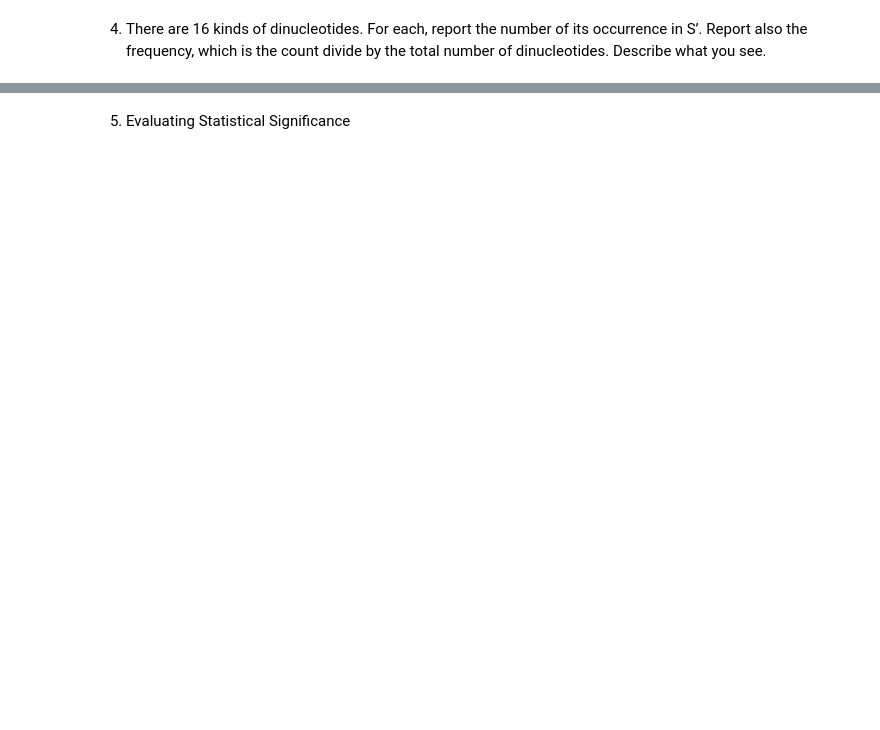
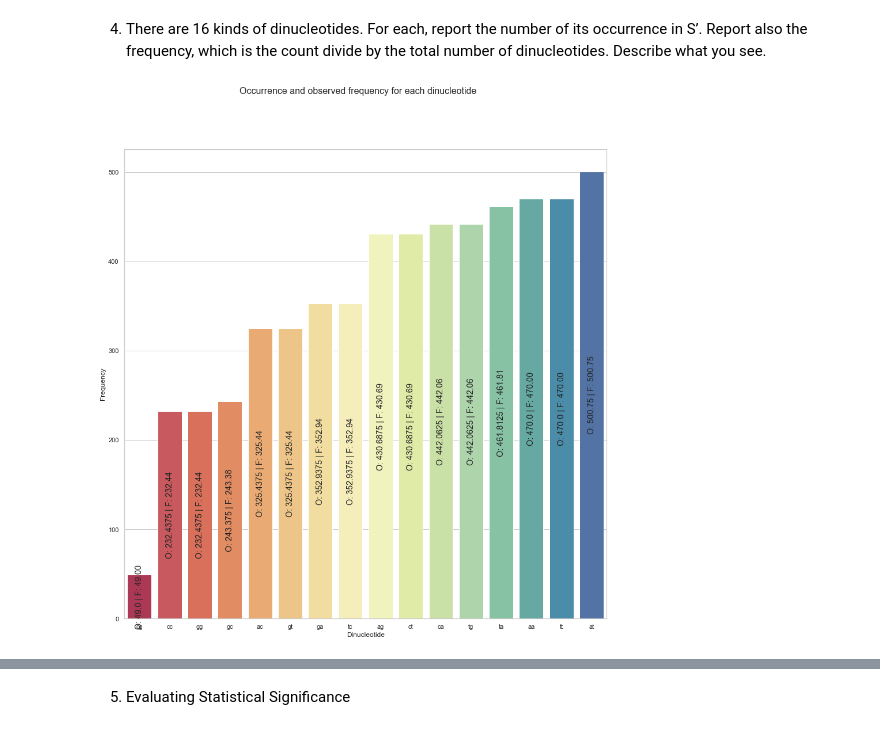
Before and after one commit to harveylallave/BIOINFO_MIDTERMS, a Jupyter notebook: BIOINFO_EXAM1.ipynb, the cells around one changed output, grey strips where cells are left out. Saved outputs shown, nothing was run; the diff lists cells and outputs as text; code cells hidden in the pictures; blank space fills up the shorter version.

```diff
--- a/BIOINFO_EXAM1.ipynb
+++ b/BIOINFO_EXAM1.ipynb
@@ -51,20 +21,22 @@ with gzip.open(input_file, "rt") as handle:
     for wholeRecord in SeqIO.parse(handle, "fasta"):
         print(wholeRecord, "\n")
 
-print("50 Kilo-bases random string: \n")
+totalLength = len(wholeRecord.seq)
+# TODO: Display size, chr 22 and fragrment
+print("Length of chromosome 22 (n-characters): ", totalLength)
+print("\n50 Kilo-bases random string / 50000 Characters\n")
 
 from random import randint
 
 S = "N"
 
-# Making
+# Extracting random segment
 while(S.count("N") != 0):
-    limit=len(wholeRecord.seq)
-    start = randint(0,limit-50000)
+    start = randint(0, totalLength - 50000)
     end = start+50000
     S = wholeRecord.seq[start:end]
 
-print(S)
+# print("(" + str(len(S)), "Characters)", S)
 # %% [output]
 ID: chr22
 Name: chr22
@@ -95,48 +65,63 @@ tttgctctttcacccaggctggagtgaaatggcacaatctcggctcactgcaacctccaccctccgggttcaagcgattc
 # %% [markdown]
 4. There are 16 kinds of dinucleotides. For each, report the number of its occurrence in S’. Report also the frequency, which is the count divide by the total number of dinucleotides. Describe what you see.
 # %%
+import seaborn as sns
+import pandas as pd
+import matplotlib.pyplot as plt
+from matplotlib.gridspec import GridSpec
+
 ## Occurrences
 occurrences = {"aa": 0, "ac": 0, "ag": 0, "at": 0,
                "ca": 0, "cc": 0, "cg": 0, "ct": 0,
                "ga": 0, "gc": 0, "gg": 0, "gt": 0,
                "ta": 0, "tc": 0, "tg": 0, "tt": 0}
 
-for pair in occurrences:
-    occurrences[pair] = SPrime.count(pair)
-# print("Occurrences: %s" % occurrences)
+def buildDataFrame(SPrime):
+    for pair in occurrences:
+        occurrences[pair] = SPrime.count(pair)
+    # print("Occurrences: %s" % occurrences)
 
+    ## Frequencies
+    frequencies = occurrences.copy()
+    for pair in frequencies:
+        frequencies[pair] = frequencies[pair] / 16
 
-## Frequencies
-frequencies = occurrences.copy()
-for pair in frequencies:
-    frequencies[pair] = frequencies[pair] / 16
+    df = pd.DataFrame.from_dict(frequencies, orient='index', columns=['Frequency'])
+    df.index.name = 'Dinucleotide'
 
-df = pd.DataFrame.from_dict(frequencies, orient='index', columns=['Frequency'])
-df.index.name = 'Dinucleotide'
+    # sort df by Frequency column
+    df = df.sort_values(['Frequency'])
+    return df, frequencies
 
-# sort df by Frequency column
-df = df.sort_values(['Frequency'])
-
-# print(df)
-
-import seaborn as sns
-import pandas as pd
-import matplotlib.pyplot as plt
-from matplotlib.gridspec import GridSpec
-
+df, frequencies = buildDataFrame(SPrime)
 sns.set(style="whitegrid")
-#sns.set_color_codes("Spectral")
-
-# data = {u'Dinucleotide' : []}
-
 source_data = pd.Series(frequencies)
 
-plt.figure(2, figsize=(20,15))
-the_grid = GridSpec(2, 2)
+plt.figure(figsize=(15,15))
+ax = sns.barplot(x = df.index, y = 'Frequency', data = df, palette='Spectral')
 
-plt.subplot(the_grid[0, 1],  title='Frequency for each dinucleotide')
-sns.barplot(x = df.index, y = 'Frequency', data = df, palette='Spectral')
+for idx, p in enumerate(ax.patches):
+    height = p.get_height()
+    ax.text(p.get_x() + p.get_width()/2.,                  # x
+            p.get_y() + p.get_height()/2.,                 # y
+            "O: %s | F: %.2f" %  (df.iat[idx, 0], height), # value
+            fontsize = 'larger',
+            color = '#232323',
+            va = 'center',
+            ha = 'center',                                 # Horizontal Alignment
+            rotation = 90)
 
-# plt.suptitle('Frequency for each dinucleotide', fontsize=16)
-# TODO
+plt.suptitle('Occurrence and observed frequency for each dinucleotide', fontsize=16)
+plt.show()
+
+print('\u2022 As mentioned in the midterm specs, '
+      'there exist multiple dinucleotides\n that contains the same '
+      'or slightly different count with\n its reverse complement.\n'
+      '\u2022 The highest number of occurrences belongs to ' #TODO: Show which dinucleotide has the highest number of occurrences
+      '\n\u2022 The lowest number of occurrences belongs to '#TODO: Show which dinucleotide has the lowest number of occurrences
+     )
+
+# Di ko ma align yung contents/values sa pinaka bottom (y_axis == 0) :/ pa help nalang if magawa niyo haha
+# TODO if content height/width of text is > height of the cell, place it above the cell
 # %% [output]
+[figure, new version]
```
Also changed, not shown: parts of 23 cells of this notebook.
